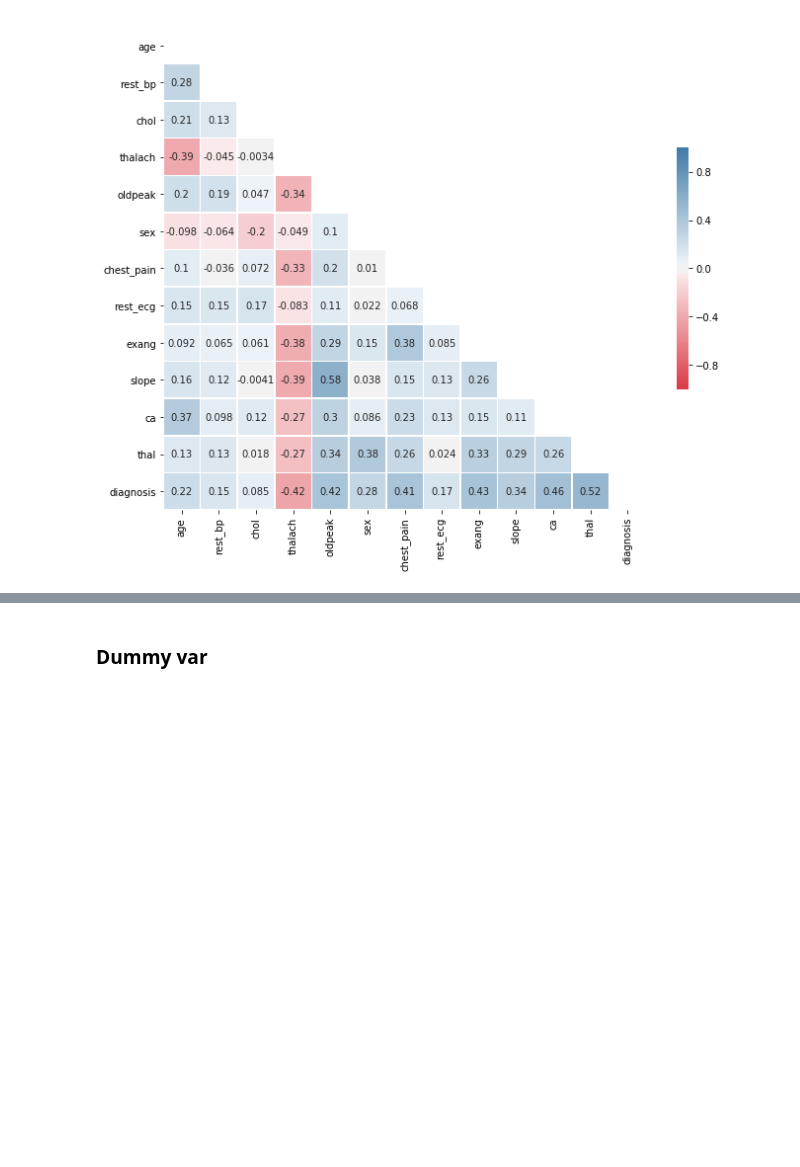
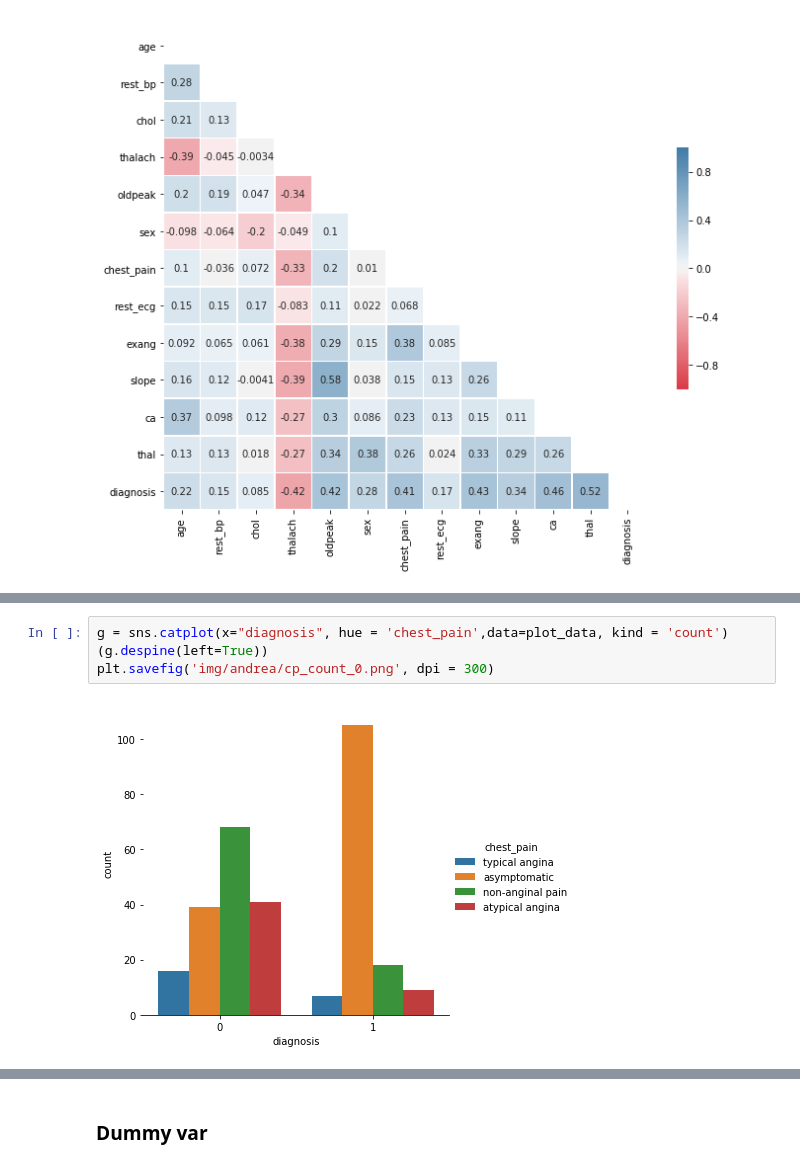
Before and after one commit to ekiMGlz/AplicadaIII, a Jupyter notebook: Final/Trabajo final.ipynb, the cells around one changed output, grey strips where cells are left out. Cells and saved outputs as stored; diff of their text form; blank space fills up the shorter version.

```diff
--- a/Final/Trabajo final.ipynb
+++ b/Final/Trabajo final.ipynb
@@ -370,0 +324,6 @@ sns.scatterplot(x = 'age', y = 'chol', data = processed_data, hue = 'diagnosis')
+# %%
+g = sns.catplot(x="diagnosis", hue = 'chest_pain',data=plot_data, kind = 'count')
+(g.despine(left=True))
+plt.savefig('img/andrea/cp_count_0.png', dpi = 300)
+# %% [output]
+[figure, added]
```
Also changed, not shown: parts of 33 cells of this notebook.
